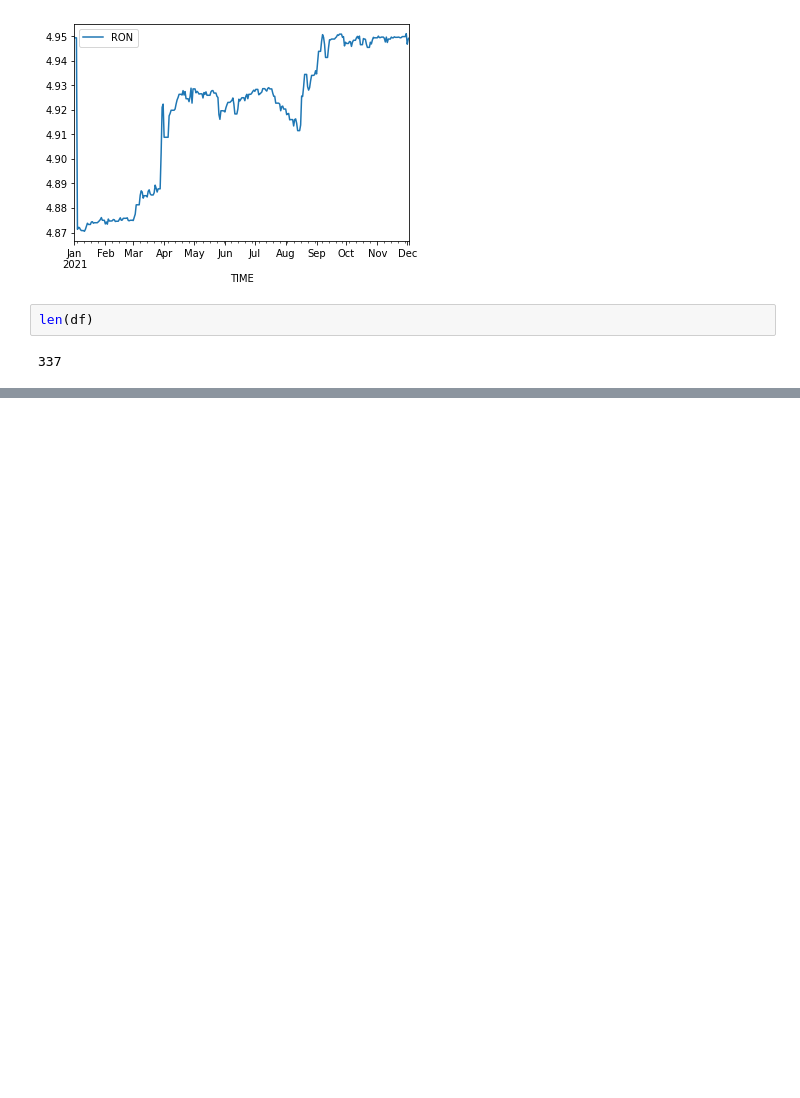
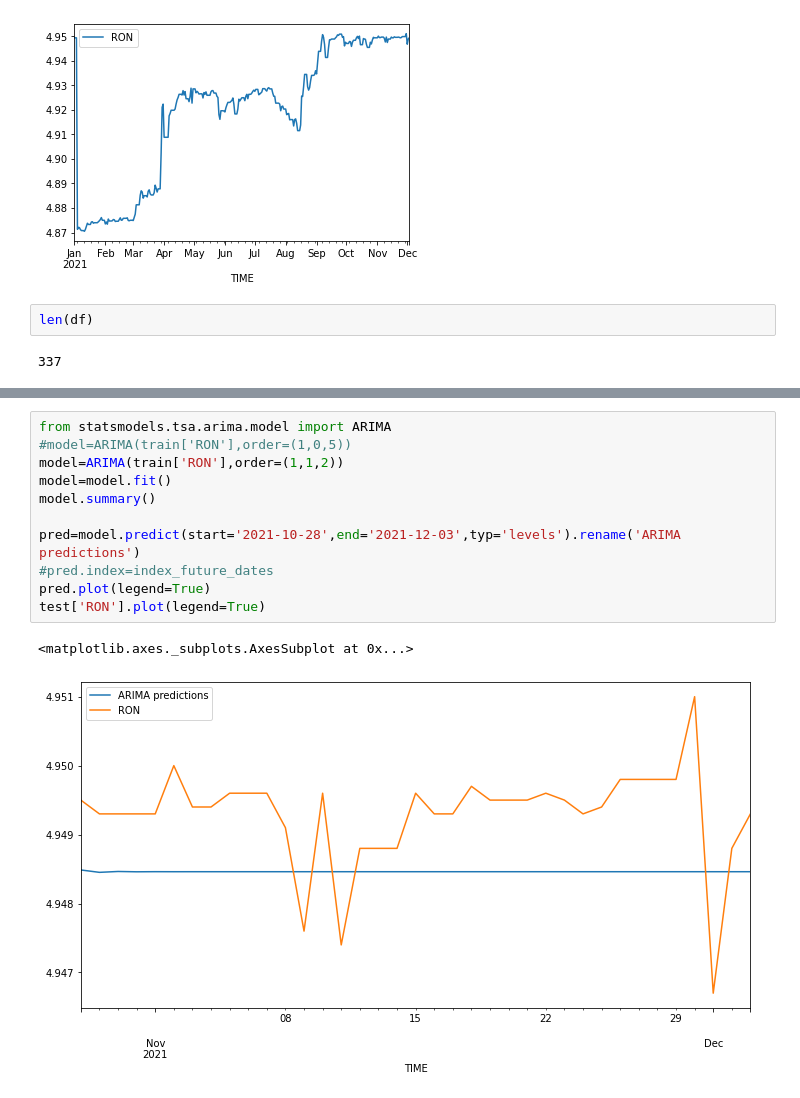
Before and after one commit to jtunde/Python, a Jupyter notebook: cn2 ARIMA2.ipynb, the cells around one changed output, grey strips where cells are left out. Saved outputs shown, nothing was run; the diff lists cells and outputs as text; blank space fills up the shorter version.

```diff
--- a/cn2 ARIMA2.ipynb
+++ b/cn2 ARIMA2.ipynb
@@ -34,0 +112,14 @@ len(df)
+# %%
+from statsmodels.tsa.arima.model import ARIMA
+#model=ARIMA(train['RON'],order=(1,0,5))
+model=ARIMA(train['RON'],order=(1,1,2))
+model=model.fit()
+model.summary()
+
+pred=model.predict(start='2021-10-28',end='2021-12-03',typ='levels').rename('ARIMA predictions')
+#pred.index=index_future_dates
+pred.plot(legend=True)
+test['RON'].plot(legend=True)
+# %% [output]
+<matplotlib.axes._subplots.AxesSubplot at 0x...>
+[figure, added]
```
Also changed, not shown: parts of 14 cells of this notebook.
